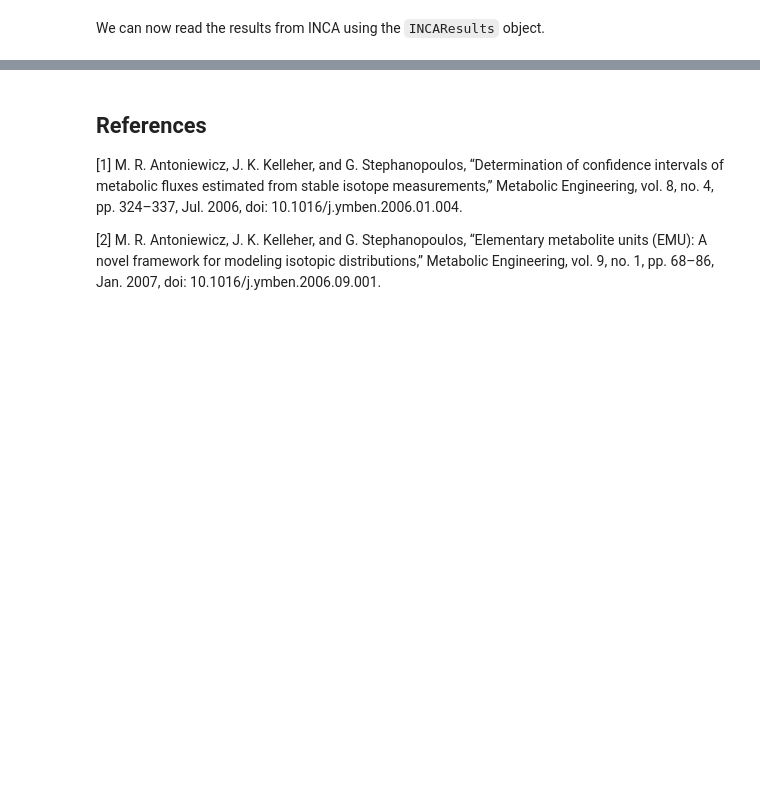
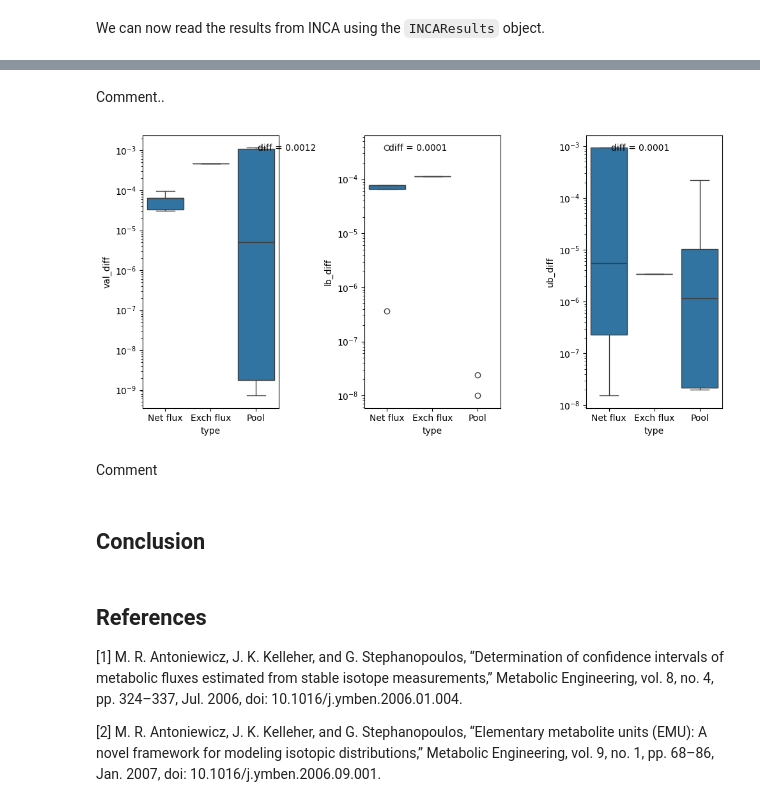
Before and after one commit to biosustain/incawrapper, a Jupyter notebook: docs/examples/validation_toy_model.ipynb, the cells around one changed output, grey strips where cells are left out. Saved outputs shown, nothing was run; the diff lists cells and outputs as text; code cells hidden in the pictures; blank space fills up the shorter version.

```diff
--- a/docs/examples/validation_toy_model.ipynb
+++ b/docs/examples/validation_toy_model.ipynb
@@ -194,3 +218,33 @@ The above table shows that the resulting flux distribution is very similar betwe
+# %% [markdown]
+Comment..
+# %%
+fig, axes = plt.subplots(1, 3, figsize=(10, 5))
+for i, quantity in enumerate(['val', 'lb', 'ub']):
+    sns.boxplot(
+        data=fitted_parameters_compare.dropna(subset=[f'{quantity}_diff']),
+        x='type',
+        y=f'{quantity}_diff',
+        ax=axes[i],
+        log_scale=True,
+    )
+
+    # Annotate the largest difference in the exchange fluxes
+    max_diff_exch = fitted_parameters_compare.loc[fitted_parameters_compare[f'{quantity}_diff'].idxmax()]
+    axes[i].annotate(
+        "diff = " + str(max_diff_exch['val_diff'].round(4)),
+        (max_diff_exch['type'], max_diff_exch[f'{quantity}_diff']),
+        textcoords="offset points",
+        xytext=(35,-3),
+        ha='center',
+    )
+plt.tight_layout()
+plt.show()
+# %% [output]
+[figure, added]
+# %% [markdown]
+Comment
+# %% [markdown]
+## Conclusion
 # %% [markdown]
 ## References
 [1] M. R. Antoniewicz, J. K. Kelleher, and G. Stephanopoulos, “Determination of confidence intervals of metabolic fluxes estimated from stable isotope measurements,” Metabolic Engineering, vol. 8, no. 4, pp. 324–337, Jul. 2006, doi: 10.1016/j.ymben.2006.01.004.
```
Also changed, not shown: parts of 34 cells of this notebook.
